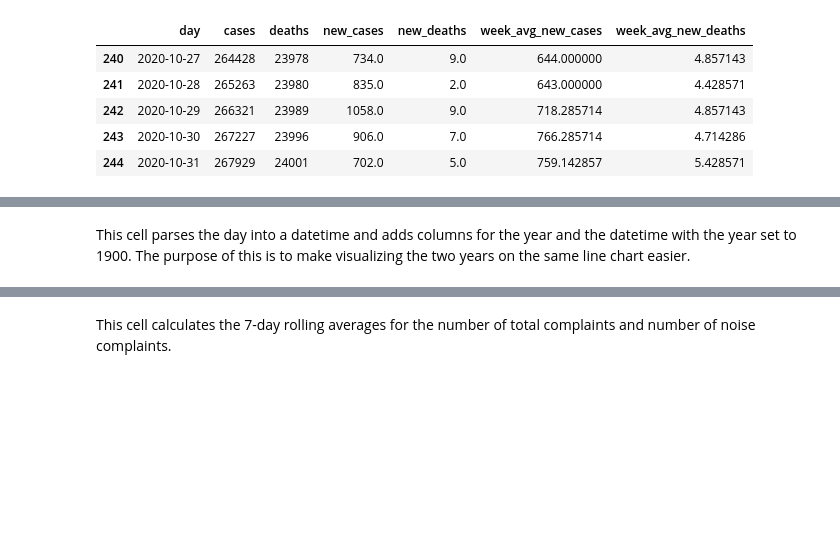
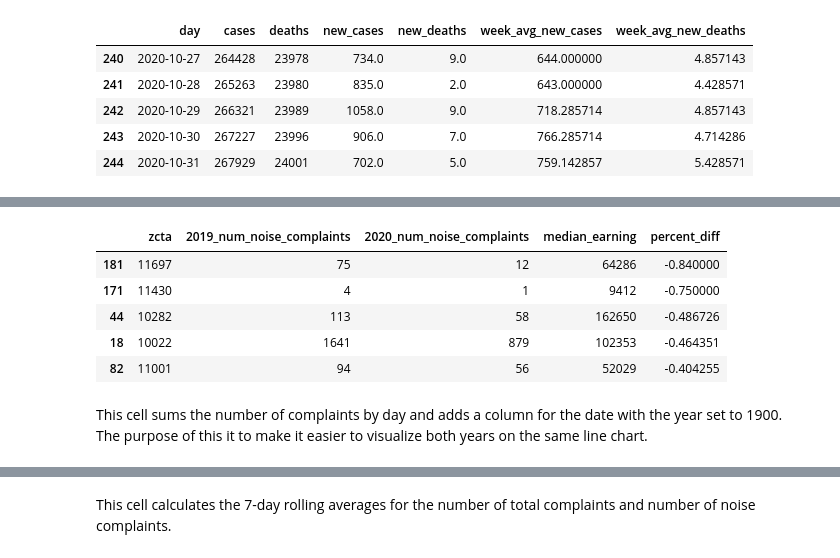
Before and after one commit to BrunoGomesCoelho/311_covid_trends, a Jupyter notebook: census_analysis/1.5-complaints_covid_vis.ipynb, the cells around one changed output, grey strips where cells are left out. Saved outputs shown, nothing was run; the diff lists cells and outputs as text; code cells hidden in the pictures; blank space fills up the shorter version.

```diff
--- a/census_analysis/1.5-complaints_covid_vis.ipynb
+++ b/census_analysis/1.5-complaints_covid_vis.ipynb
@@ -17,0 +77,9 @@ df_covid.tail()
+# %%
+df_311_diff.nsmallest(5, 'percent_diff')
+# %% [output]
+|  | zcta | 2019_num_noise_complaints | 2020_num_noise_complaints | median_earning | percent_diff |
+| 181 | 11697 | 75 | 12 | 64286 | -0.840000 |
+| 171 | 11430 | 4 | 1 | 9412 | -0.750000 |
+| 44 | 10282 | 113 | 58 | 162650 | -0.486726 |
+| 18 | 10022 | 1641 | 879 | 102353 | -0.464351 |
+| 82 | 11001 | 94 | 56 | 52029 | -0.404255 |
@@ -18,2 +90,2 @@ df_covid.tail()
 # %% [markdown]
-This cell parses the day into a datetime and adds columns for the year and the datetime with the year set to 1900. The purpose of this is to make visualizing the two years on the same line chart easier.
+This cell sums the number of complaints by day and adds a column for the date with the year set to 1900. The purpose of this it to make it easier to visualize both years on the same line chart.
```
Also changed, not shown: parts of 23 cells of this notebook, 3 other files.
